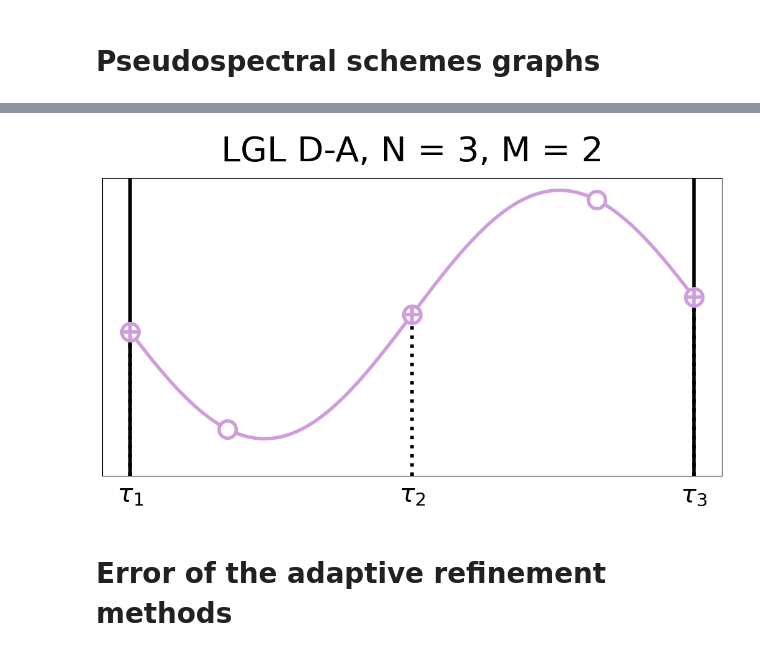
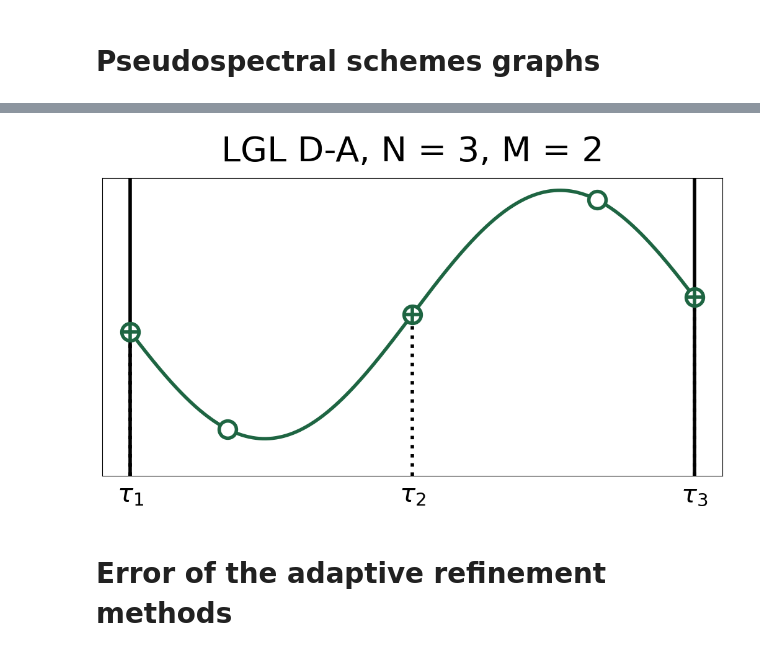
Before and after one commit to AunSiro/Cosejas_IRI, a Jupyter notebook: Casadi/sinthetic data for graphs.ipynb, the cells around one changed output, grey strips where cells are left out. Saved outputs shown, nothing was run; the diff lists cells and outputs as text; code cells hidden in the pictures.

```diff
--- a/Casadi/sinthetic data for graphs.ipynb
+++ b/Casadi/sinthetic data for graphs.ipynb
@@ -1143,5 +1143,5 @@ if save:
 # %%
-scheme = 'BU_LG'
+scheme = 'TD_LG'
 
 plt.figure(figsize=oct_fig_size)
 plt.title(sch_to_lab(scheme) + f', N = 3, M = {M}', fontsize=titlesize)
@@ -1202,5 +1202,5 @@ if save:
 # %%
-scheme = 'BU_LGR'
+scheme = 'TD_LGR'
 
 plt.figure(figsize=oct_fig_size)
 plt.title(sch_to_lab(scheme) + f', N = 3, M = {M}', fontsize=titlesize)
@@ -1261,5 +1261,5 @@ if save:
 # %%
-scheme = 'BU_LGL'
+scheme = 'TD_LGL'
 
 plt.figure(figsize=oct_fig_size)
 plt.title(sch_to_lab(scheme) + f', N = 3, M = {M}', fontsize=titlesize)
@@ -1289,34 +1289,34 @@ plt.plot(lgl_col, lgl_col_y,'+' ,
          mec = sch_to_color(scheme),
          ms = marker_size*1,
          mew = linewidth*1,
          mfc = sch_to_color(scheme),
         )
 plt.ylim(-1.3, 1.1)
 plt.tick_params(
         axis='both',          # changes apply to the x-axis
         which='both',      # both major and minor ticks are affected
         bottom=False,      # ticks along the bottom edge are off
         top=False,         # ticks along the top edge are off
         left = False,
         labelleft = False,
         labelbottom=True)
 
 x_ticks = np.array(node_points(N_col, 'LGL'), dtype = float)
 x_labels = [r'$\tau_'+str(ii+1)+'$' for ii in range(N_col)]
 plt.xticks(x_ticks, x_labels, fontsize = 30)
 
 plt.tight_layout(pad=0.0)
 if save:
         save_fig(
             problem_name = problem_name,
             graph_name = 'points',
             schemes_printed = [scheme],
             save_format = save_format,
             N = N_col,
             q_counter = None,
         )
 # %% [output]
-[figure, old version]
+[figure, new version]
 # %% [markdown]
 # Error of the adaptive refinement methods
 # %%
```
Also changed, not shown: parts of 7 cells of this notebook.
